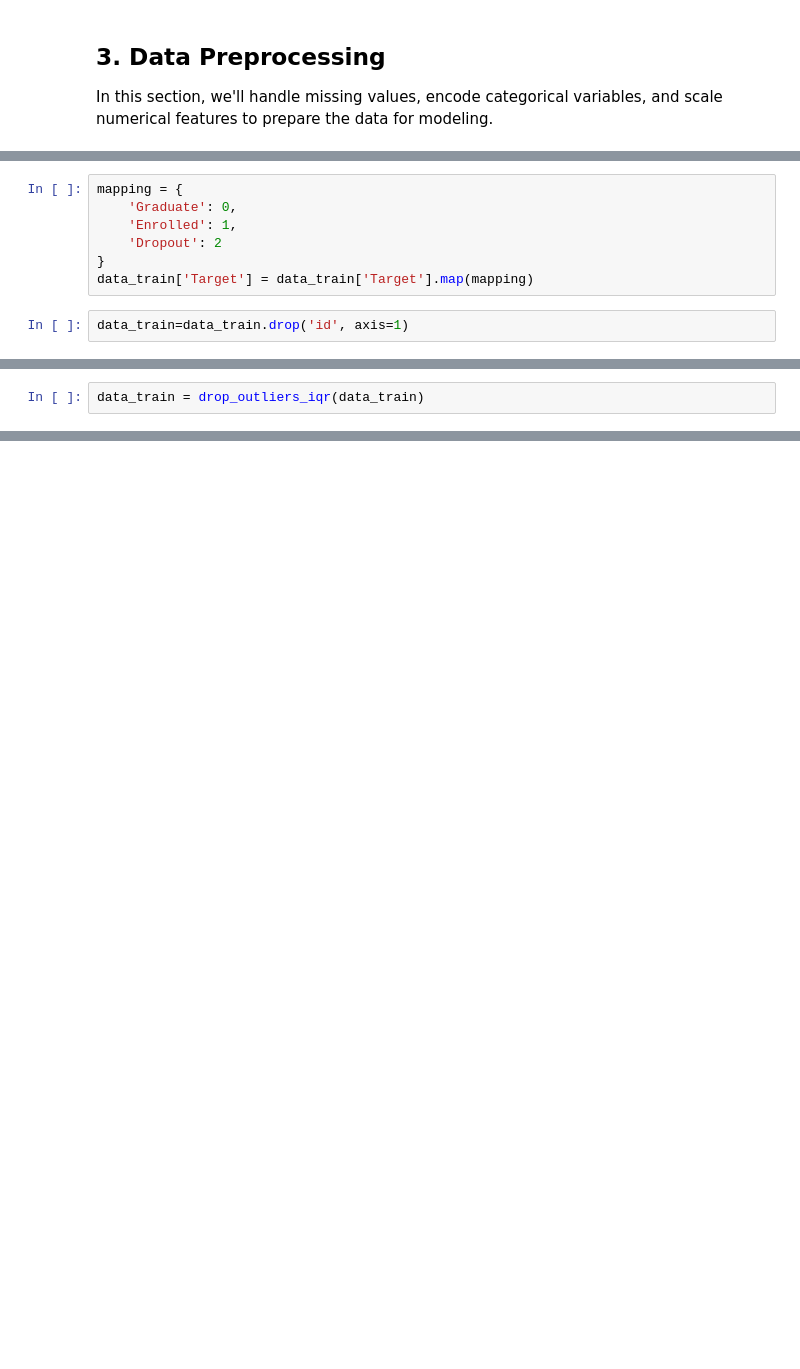
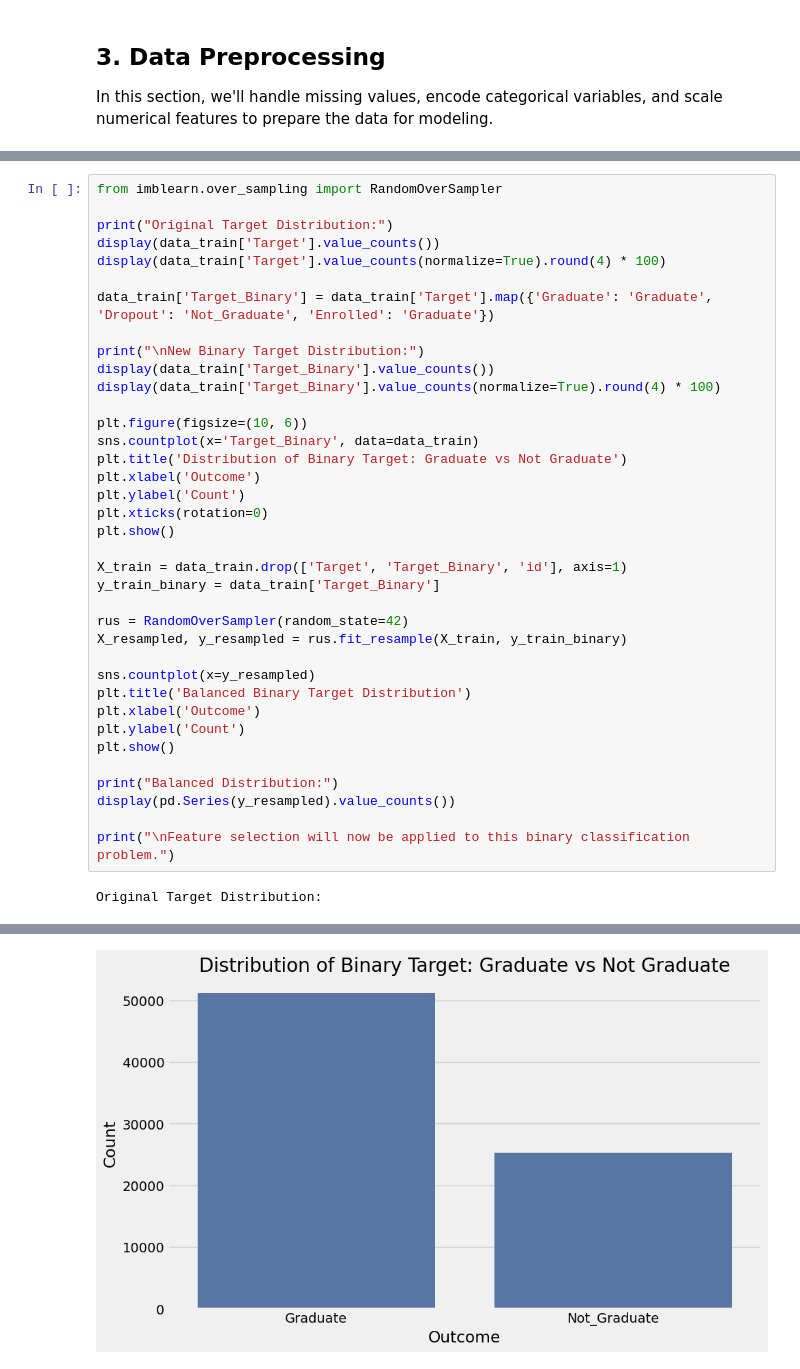
Before and after one commit to Manjeri998/IArt25, a Jupyter notebook: Proj2/src/student_outcome.ipynb, the cells around one changed output, grey strips where cells are left out. Drawn from its saved outputs; the diff is of its cells as text; blank space fills up the shorter version.

Commit message:
model training

```diff
--- a/Proj2/src/student_outcome.ipynb
+++ b/Proj2/src/student_outcome.ipynb
@@ -148,9 +134,0 @@ dtype: int64
-# %%
-mapping = {
-    'Graduate': 0,
-    'Enrolled': 1,
-    'Dropout': 2
-}
-data_train['Target'] = data_train['Target'].map(mapping)
-# %%
-data_train=data_train.drop('id', axis=1)
@@ -173,2 +134,0 @@ def drop_outliers_iqr(data_train):
-# %%
-data_train = drop_outliers_iqr(data_train)
@@ -197,0 +137,39 @@ plt.show()
+# %%
+from imblearn.over_sampling import RandomOverSampler
+
+print("Original Target Distribution:")
+display(data_train['Target'].value_counts())
+display(data_train['Target'].value_counts(normalize=True).round(4) * 100)
+
+data_train['Target_Binary'] = data_train['Target'].map({'Graduate': 'Graduate', 'Dropout': 'Not_Graduate', 'Enrolled': 'Graduate'})
+
+print("\nNew Binary Target Distribution:")
+display(data_train['Target_Binary'].value_counts())
+display(data_train['Target_Binary'].value_counts(normalize=True).round(4) * 100)
+
+plt.figure(figsize=(10, 6))
+sns.countplot(x='Target_Binary', data=data_train)
+plt.title('Distribution of Binary Target: Graduate vs Not Graduate')
+plt.xlabel('Outcome')
+plt.ylabel('Count')
+plt.xticks(rotation=0)
+plt.show()
+
+X_train = data_train.drop(['Target', 'Target_Binary', 'id'], axis=1)
+y_train_binary = data_train['Target_Binary']
+
+rus = RandomOverSampler(random_state=42)
+X_resampled, y_resampled = rus.fit_resample(X_train, y_train_binary)
+
+sns.countplot(x=y_resampled)
+plt.title('Balanced Binary Target Distribution')
+plt.xlabel('Outcome')
+plt.ylabel('Count')
+plt.show()
+
+print("Balanced Distribution:")
+display(pd.Series(y_resampled).value_counts())
+
+print("\nFeature selection will now be applied to this binary classification problem.")
+# %% [output]
+Original Target Distribution:
@@ -197,0 +195 @@ plt.show()
+[figure, added]
```
Also changed, not shown: parts of 13 cells of this notebook.
